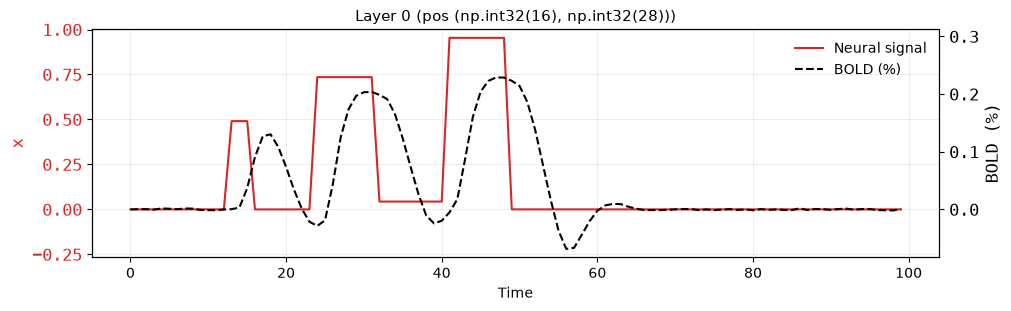
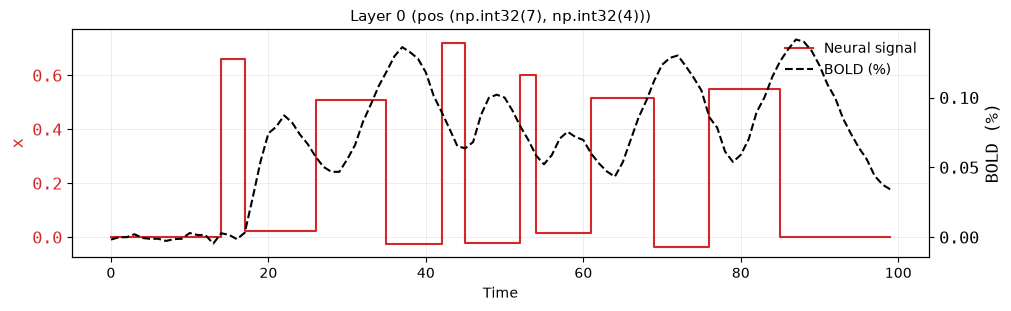
The notebook cell's code change between the first figure and the second:
--- before
+++ after
@@ -55,5 +55,5 @@
 )
 axes = axes[:, 0]
-
+time = np.arange(bold.shape[2])
 for layer in range(n_layers):
     row = n_layers - 1 - layer  # deepest at bottom, most superficial at top
@@ -64,5 +64,5 @@
     bold_sig = bold[data_idx, layer, :, *pos]
 
-    (l1,) = ax.plot(x_sig, color="tab:red", label="Neural signal")
+    (l1,) = ax.step(time, x_sig, color="tab:red", label="Neural signal")
     ax.set_ylabel("x", color="tab:red", fontsize=12, font="monospace")
     ax.tick_params(axis="y", labelcolor="tab:red", labelsize=12, labelfontfamily="monospace")

Commit: Fix logging references for supervision loss in MICH model